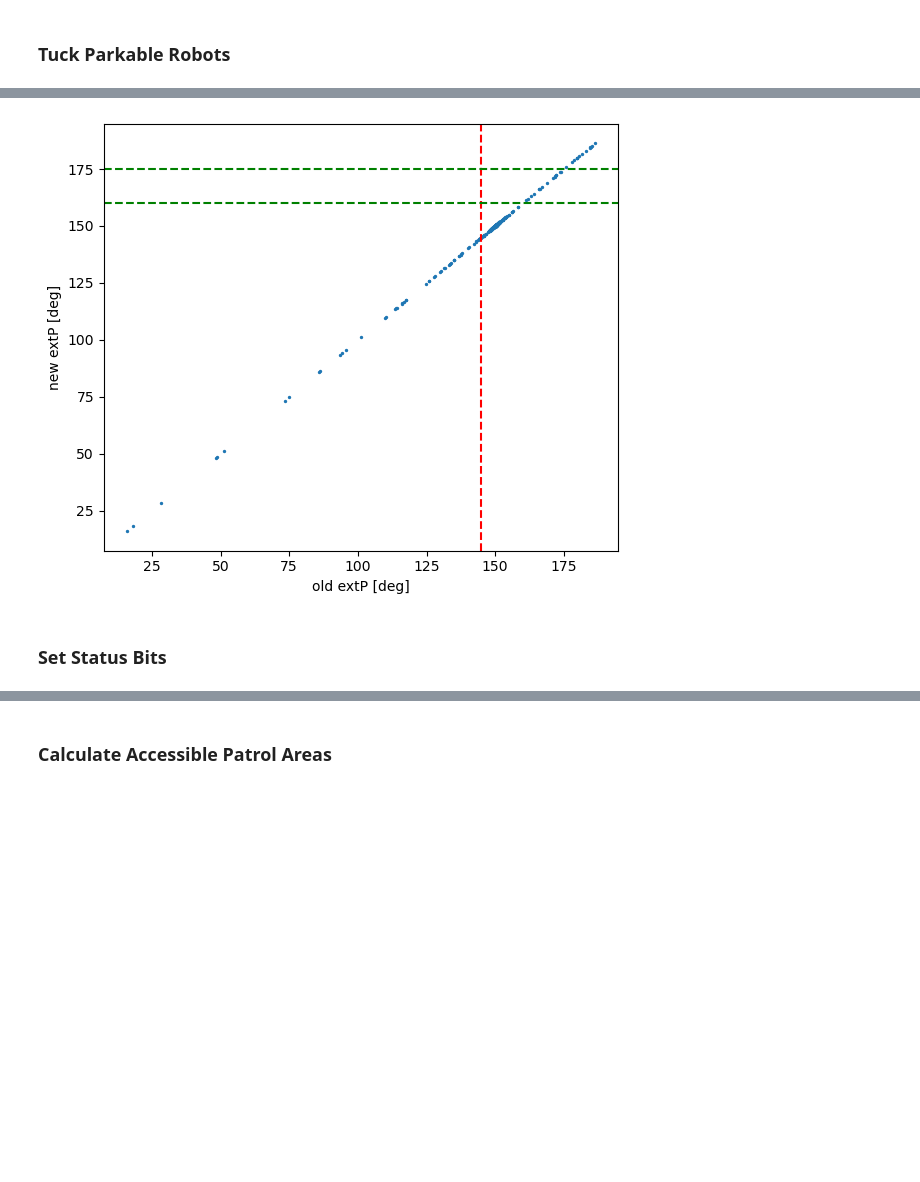
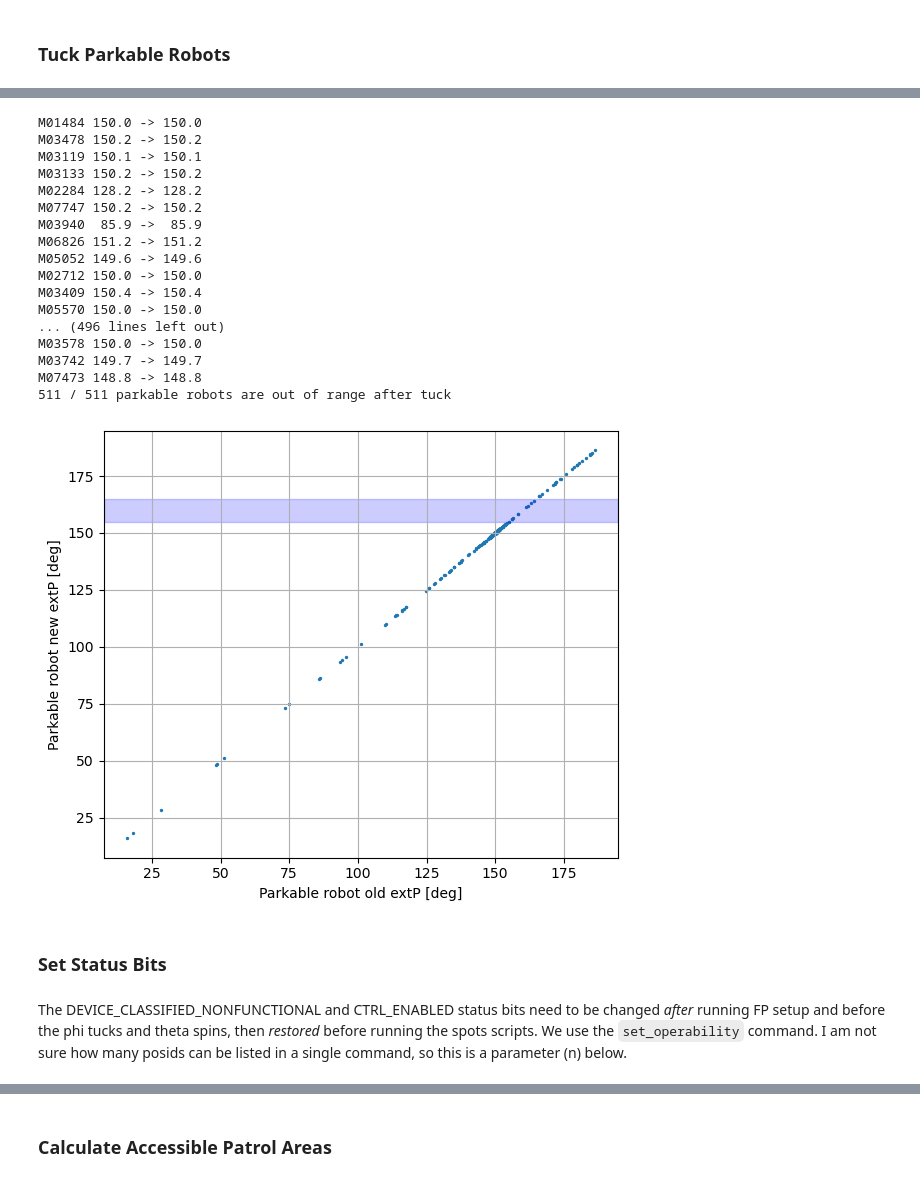
Before and after one commit to desihub/fpoffline, a Jupyter notebook: nb/ValetParking/ValetParking.ipynb, the cells around one changed output, grey strips where cells are left out. Drawn from its saved outputs; the diff is of its cells as text; code cells hidden in the pictures; blank space fills up the shorter version.

Commit message:
update files and plots

````diff
--- a/nb/ValetParking/ValetParking.ipynb
+++ b/nb/ValetParking/ValetParking.ipynb
@@ -521,6 +527,8 @@ testIsCollided()
 [figure]
 # %% [markdown]
 ### Tuck Parkable Robots
+# %%
+phiTuckRange = (155, 165)
 # %% [markdown]
 Robots will be tucked in phi using the PECS [move_to_range.py](https://desi.lbl.gov/trac/browser/code/focalplane/plate_control/trunk/pecs/move_to_range.py) script:
 ```
@@ -532,12 +537,12 @@ Questions:
 # %%
-def getTucks(minP=140, setP=160):
+def getTucks():
 
     to_tuck = [ ]
     extPnonfunc, extPetc, extPbadfiber, extPrelayoff = [], [], [], []
     for posid in sets.nonfunc:
         dev = lookup[posid]
         extP = dev['OFFSET_P'] + dev['POS_P']
-        is_low = extP < minP
+        is_low = extP < phiTuckRange[0]
         extPnonfunc.append(extP)
         if posid in sets.ETC:
             extPetc.append(extP)
@@ -564,8 +569,8 @@ def getTucks(minP=140, setP=160):
     ax.hist(extPrelayoff, bins=bins, histtype='stepfilled', color='red', label='relayoff')
     ax.legend()
     ax.set(xlabel='extP [deg]', yscale='log', xlim=bins[[0,-1]])
-    ax.axvline(minP, color='r', ls='--')
-    ax.axvline(setP, color='g', ls=':')
+    ax.axvline(phiTuckRange[0], color='b', ls='--')
+    ax.axvline(phiTuckRange[1], color='b', ls='--')
     plt.tight_layout()
     plt.savefig('phi-tucks.png')
 
@@ -601,35 +611,60 @@ def loadMoves(name='snapshot.csv'):
         print(','.join(sorted(missing)))
     return df
 # %%
-def tuckPlot(now='snapshot.csv', save=None):
+def tuckPlot(now='test-snap.csv', doprint=True, save=None):
 
     df = loadMoves(now)
     old_extP, new_extP = [], []
-    parkable = sets.nonfunc - sets.ETC - sets.badfiber - sets.relayoff
+    parkable = list(sets.nonfunc - sets.ETC - sets.badfiber - sets.relayoff)
     for posid in parkable:
         dev = lookup[posid]
         old_extP.append(dev['OFFSET_P'] + dev['POS_P'])
         new_extP.append(dev['OFFSET_P'] + df.loc[posid, 'pos_p'])
 
     old_extP = np.array(old_extP)
     new_extP = np.array(new_extP)
 
+    to_tuck = (old_extP < phiTuckRange[0])
+    bad = to_tuck & ((new_extP < phiTuckRange[0]) | (new_extP > phiTuckRange[1]))
+    if doprint:
+        for k in np.where(bad)[0]:
+            print(f'{parkable[k]} {old_extP[k]:5.1f} -> {new_extP[k]:5.1f}')
+    print(f'{bad.sum()} / {to_tuck.sum()} parkable robots are out of range after tuck')
+
     fig, ax = plt.subplots(figsize=(6, 5))
     ax.scatter(old_extP, new_extP, s=2)
-    ax.set(xlabel='old extP [deg]', ylabel='new extP [deg]')
-    ax.axvline(145, color='r', ls='--')
-    ax.axhline(160, color='g', ls='--')
-    ax.axhline(175, color='g', ls='--')
+    ax.set(xlabel='Parkable robot old extP [deg]', ylabel='Parkable robot new extP [deg]')
+    ax.axhspan(*phiTuckRange, color='b', alpha=0.2)
+    ax.grid()
 
     plt.tight_layout()
     if save:
         plt.savefig(save)
 
-tuckPlot()
+tuckPlot(doprint=True)
 # %% [output]
+M01484 150.0 -> 150.0
+M03478 150.2 -> 150.2
+M03119 150.1 -> 150.1
+M03133 150.2 -> 150.2
+M02284 128.2 -> 128.2
+M07747 150.2 -> 150.2
+M03940  85.9 ->  85.9
+M06826 151.2 -> 151.2
+M05052 149.6 -> 149.6
+M02712 150.0 -> 150.0
+M03409 150.4 -> 150.4
+M05570 150.0 -> 150.0
+... (496 lines left out)
+M03578 150.0 -> 150.0
+M03742 149.7 -> 149.7
+M07473 148.8 -> 148.8
+511 / 511 parkable robots are out of range after tuck
-[figure, old version]
+[figure, new version]
 # %% [markdown]
 ### Set Status Bits
+# %% [markdown]
+The DEVICE_CLASSIFIED_NONFUNCTIONAL and CTRL_ENABLED status bits need to be changed *after* running FP setup and before the phi tucks and theta spins, then *restored* before running the spots scripts. We use the `set_operability` command. I am not sure how many posids can be listed in a single command, so this is a parameter (n) below.
 # %%
 def setStatus(setup=True, n=16):
 
````
Also changed, not shown: parts of 22 cells of this notebook, 6 other files.
